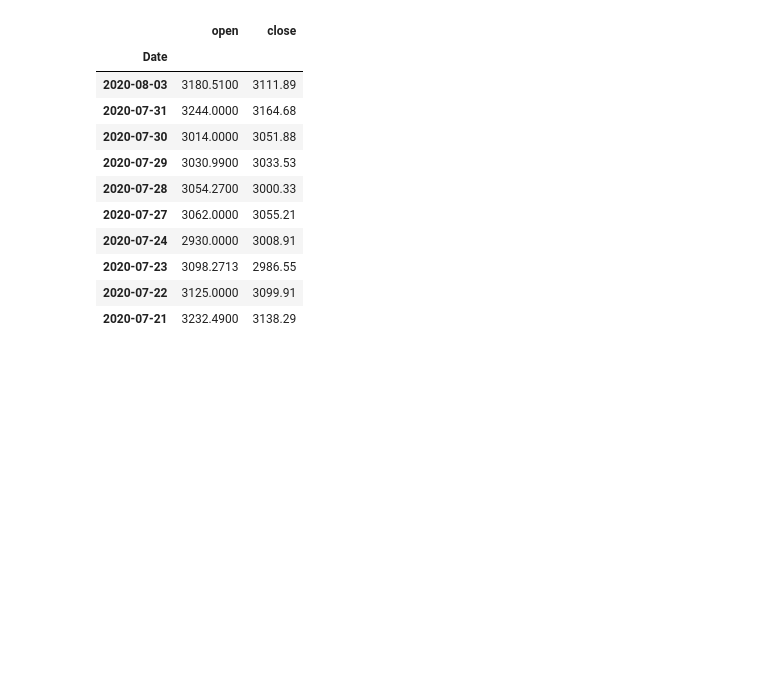
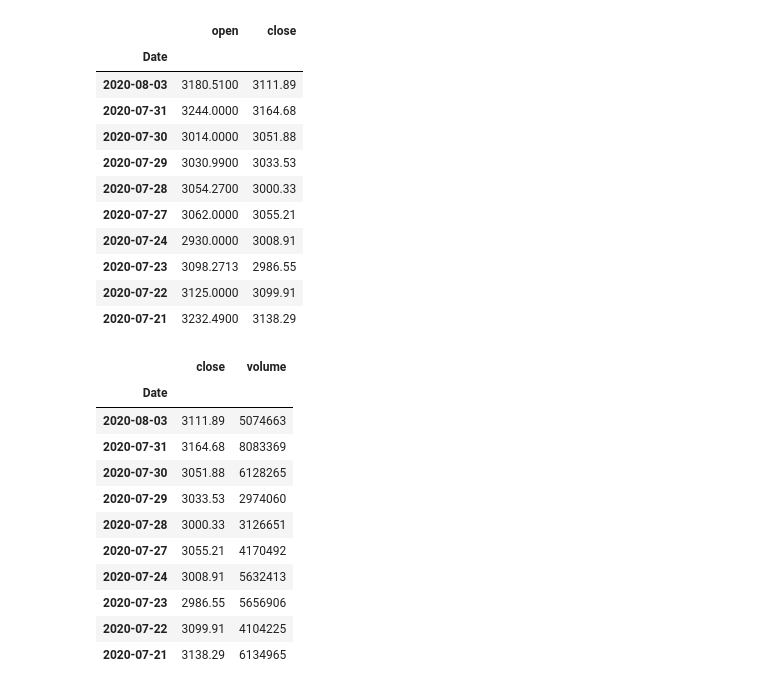
Before and after one commit to dgierejkiewicz/data-science, a Jupyter notebook: dane_gieldowe.ipynb, the cells around one changed output. Cells and saved outputs as stored; diff of their text form; code cells hidden in the pictures; blank space fills up the shorter version.

```diff
--- a/dane_gieldowe.ipynb
+++ b/dane_gieldowe.ipynb
@@ -223,3 +223,18 @@ df.iloc[:, [0, 3]]
 | 2020-07-23 | 3098.2713 | 2986.55 |
 | 2020-07-22 | 3125.0000 | 3099.91 |
 | 2020-07-21 | 3232.4900 | 3138.29 |
+# %%
+df.iloc[:, 3:5]
+# %% [output]
+|  | close | volume |
+| Date |  |  |
+| 2020-08-03 | 3111.89 | 5074663 |
+| 2020-07-31 | 3164.68 | 8083369 |
+| 2020-07-30 | 3051.88 | 6128265 |
+| 2020-07-29 | 3033.53 | 2974060 |
+| 2020-07-28 | 3000.33 | 3126651 |
+| 2020-07-27 | 3055.21 | 4170492 |
+| 2020-07-24 | 3008.91 | 5632413 |
+| 2020-07-23 | 2986.55 | 5656906 |
+| 2020-07-22 | 3099.91 | 4104225 |
+| 2020-07-21 | 3138.29 | 6134965 |
```
Also changed, not shown: parts of 6 cells of this notebook.
